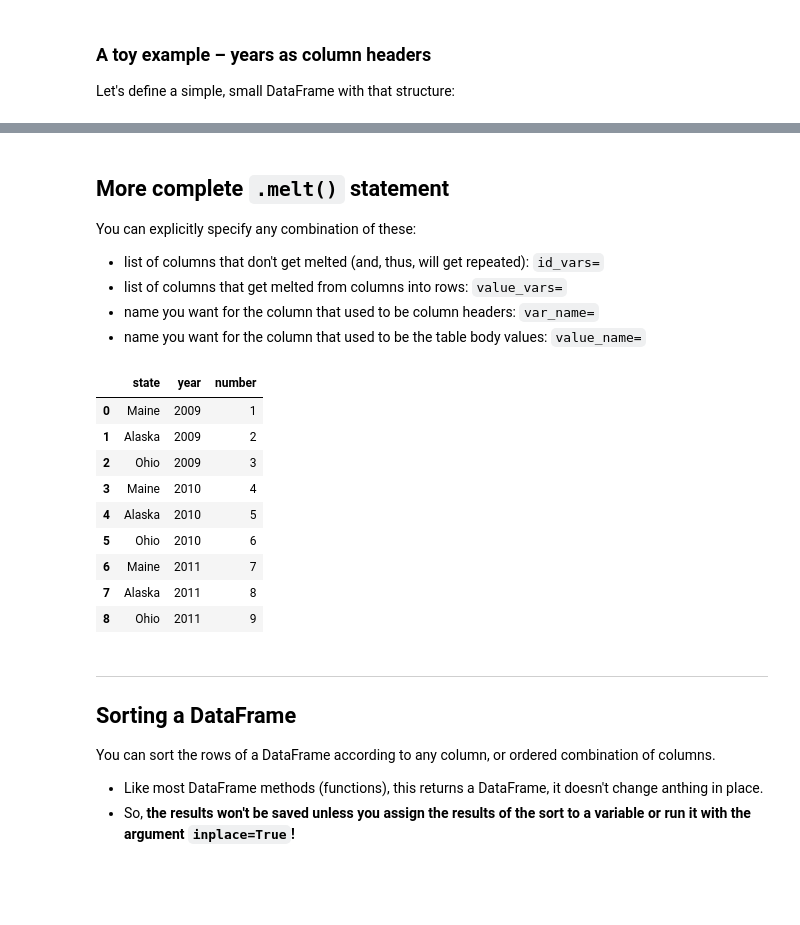
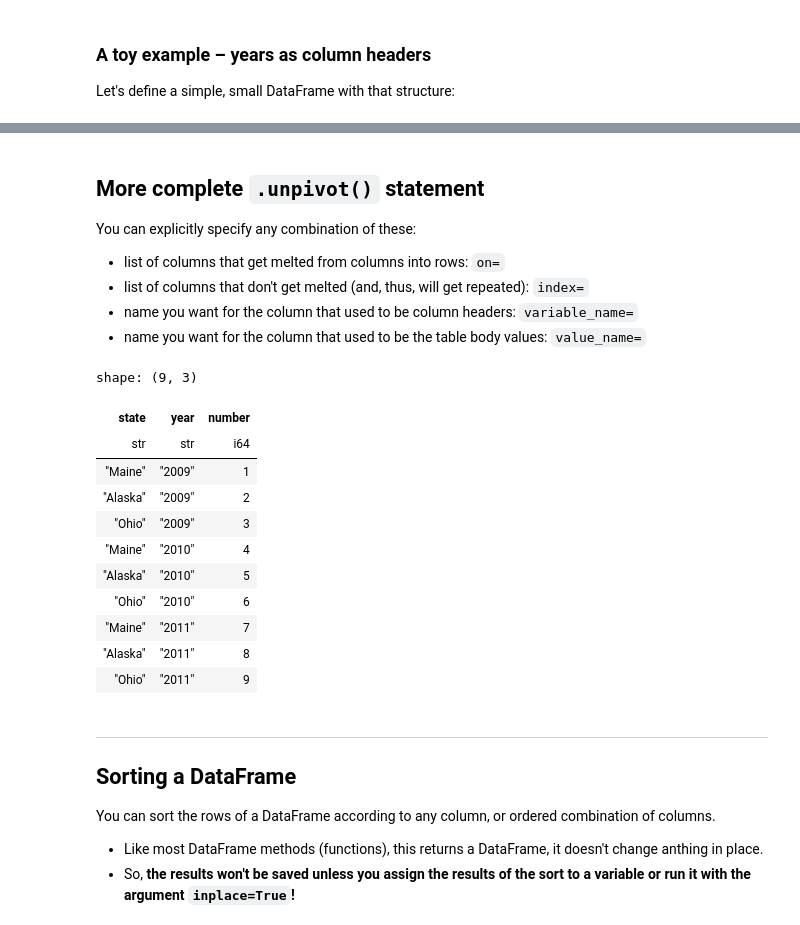
Before and after one commit to emonson/polars-python, a Jupyter notebook: UnpivotIntro.ipynb, the cells around one changed output, grey strips where cells are left out. Cells and saved outputs as stored; diff of their text form; code cells hidden in the pictures; blank space fills up the shorter version.

```diff
--- a/UnpivotIntro.ipynb
+++ b/UnpivotIntro.ipynb
@@ -21,5 +22,5 @@ import pandas as pd
 # %%
-df = pd.DataFrame({'state':['Maine','Alaska','Ohio'],
+df = pl.DataFrame({'state':['Maine','Alaska','Ohio'],
                   '2009':[1,2,3],
                   '2010':[4,5,6],
                   '2011':[7,8,9]})
@@ -91,29 +103,31 @@ df.melt(value_vars=['2009','2010','2011'])
 # %% [markdown]
-## More complete `.melt()` statement
+## More complete `.unpivot()` statement
 
 You can explicitly specify any combination of these:
 
-- list of columns that don't get melted (and, thus, will get repeated): `id_vars=`
-- list of columns that get melted from columns into rows: `value_vars=`
-- name you want for the column that used to be column headers: `var_name=`
+- list of columns that get melted from columns into rows: `on=`
+- list of columns that don't get melted (and, thus, will get repeated): `index=`
+- name you want for the column that used to be column headers: `variable_name=`
 - name you want for the column that used to be the table body values: `value_name=`
 # %%
-df2 = df.melt(id_vars=['state'],
-              value_vars=['2009','2010','2011'],
-              var_name='year',
-              value_name='number')
+df2 = df.unpivot(on=['2009','2010','2011'],
+                 index=['state'],
+                 variable_name='year',
+                 value_name='number')
 df2
 # %% [output]
+shape: (9, 3)
-|  | state | year | number |
-| 0 | Maine | 2009 | 1 |
-| 1 | Alaska | 2009 | 2 |
-| 2 | Ohio | 2009 | 3 |
-| 3 | Maine | 2010 | 4 |
-| 4 | Alaska | 2010 | 5 |
-| 5 | Ohio | 2010 | 6 |
-| 6 | Maine | 2011 | 7 |
-| 7 | Alaska | 2011 | 8 |
-| 8 | Ohio | 2011 | 9 |
+| state | year | number |
+| str | str | i64 |
+| "Maine" | "2009" | 1 |
+| "Alaska" | "2009" | 2 |
+| "Ohio" | "2009" | 3 |
+| "Maine" | "2010" | 4 |
+| "Alaska" | "2010" | 5 |
+| "Ohio" | "2010" | 6 |
+| "Maine" | "2011" | 7 |
+| "Alaska" | "2011" | 8 |
+| "Ohio" | "2011" | 9 |
 # %% [markdown]
 ---
 
```
Also changed, not shown: parts of 17 cells of this notebook, 12 other files.
